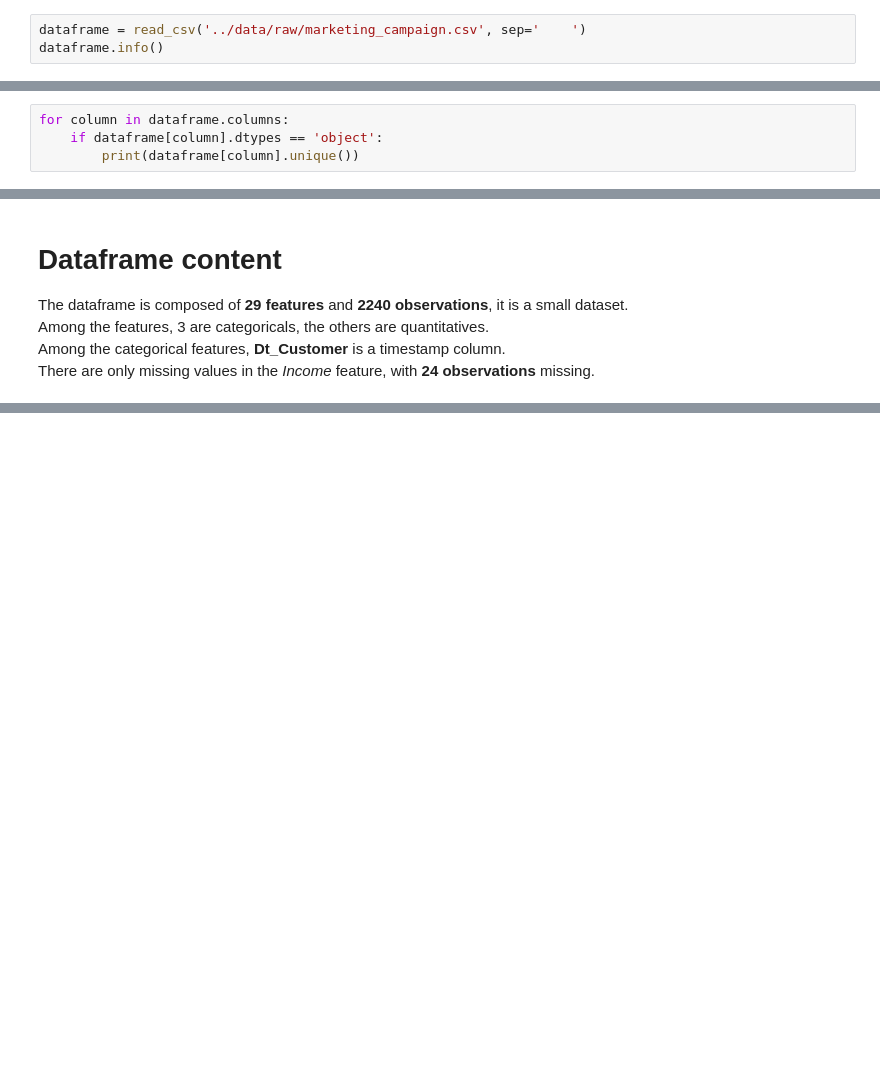
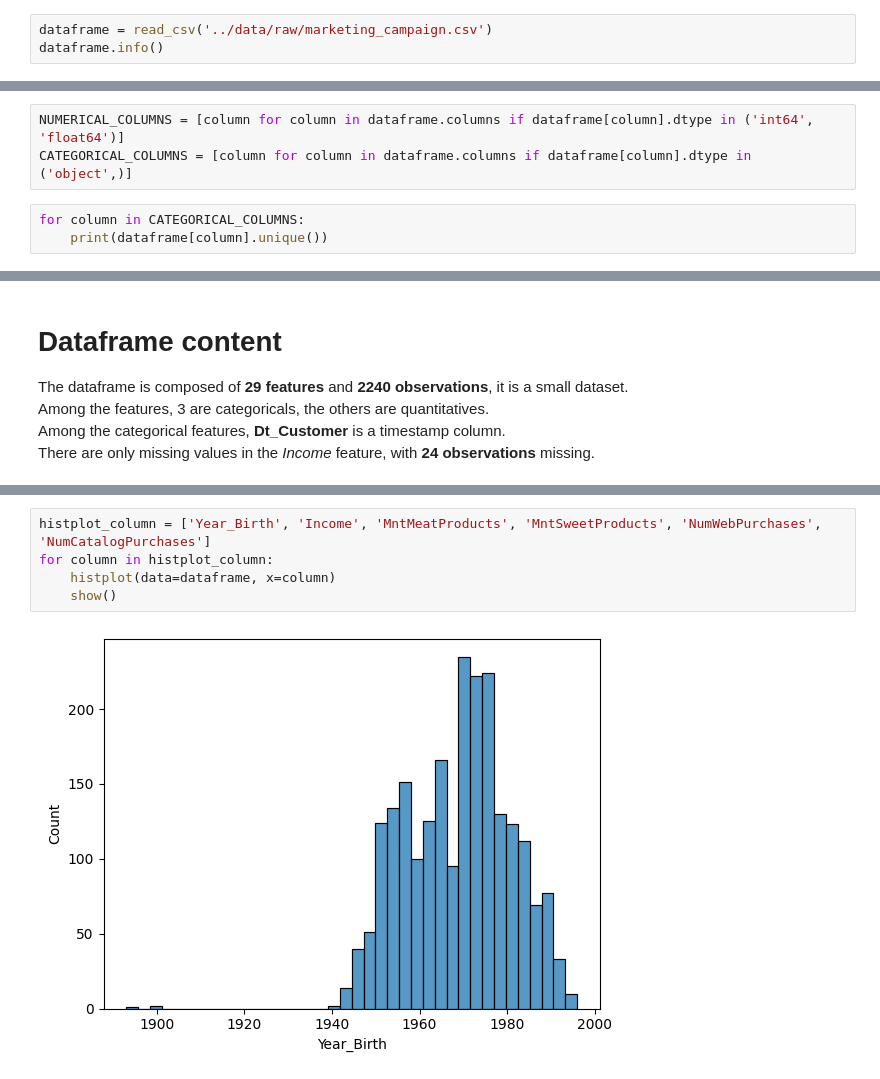
Before and after one commit to antonella-giovannetti/customer-personality-analysis, a Jupyter notebook: analysis/exploratory.ipynb, the cells around one changed output, grey strips where cells are left out. Cells and saved outputs as stored; diff of their text form; blank space fills up the shorter version.

```diff
--- a/analysis/exploratory.ipynb
+++ b/analysis/exploratory.ipynb
@@ -3,5 +7,5 @@ from pandas import read_csv
 # %%
-dataframe = read_csv('../data/raw/marketing_campaign.csv', sep='	')
+dataframe = read_csv('../data/raw/marketing_campaign.csv')
 dataframe.info()
 # %% [output]
 <class 'pandas.core.frame.DataFrame'>
@@ -21,10 +25,12 @@ Data columns (total 29 columns):
  28  Response             2240 non-null   int64
 dtypes: float64(1), int64(25), object(3)
 memory usage: 507.6+ KB
+# %%
+NUMERICAL_COLUMNS = [column for column in dataframe.columns if dataframe[column].dtype in ('int64', 'float64')]
+CATEGORICAL_COLUMNS = [column for column in dataframe.columns if dataframe[column].dtype in ('object',)]
 # %%
-for column in dataframe.columns:
-    if dataframe[column].dtypes == 'object':
-        print(dataframe[column].unique())
+for column in CATEGORICAL_COLUMNS:
+    print(dataframe[column].unique())
 # %% [output]
 ['Graduation' 'PhD' 'Master' 'Basic' '2n Cycle']
 ['Single' 'Together' 'Married' 'Divorced' 'Widow' 'Alone' 'Absurd' 'YOLO']
@@ -51,0 +68,7 @@ There are only missing values in the *Income* feature, with **24 observations**
+# %%
+histplot_column = ['Year_Birth', 'Income', 'MntMeatProducts', 'MntSweetProducts', 'NumWebPurchases', 'NumCatalogPurchases']
+for column in histplot_column:
+    histplot(data=dataframe, x=column)
+    show()
+# %% [output]
+[figure, added]
```
Also changed, not shown: parts of 13 cells of this notebook, 5 other files.
